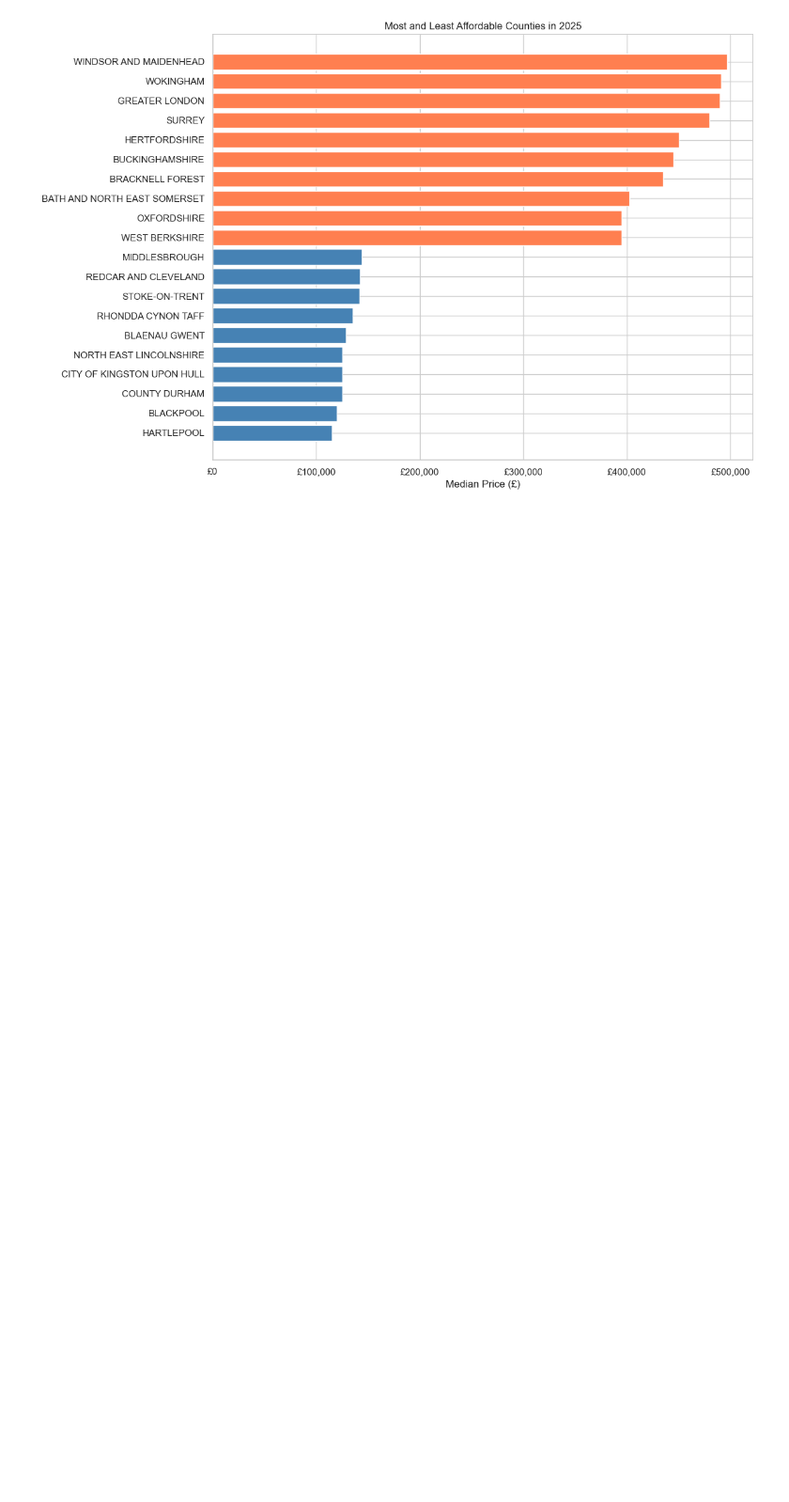
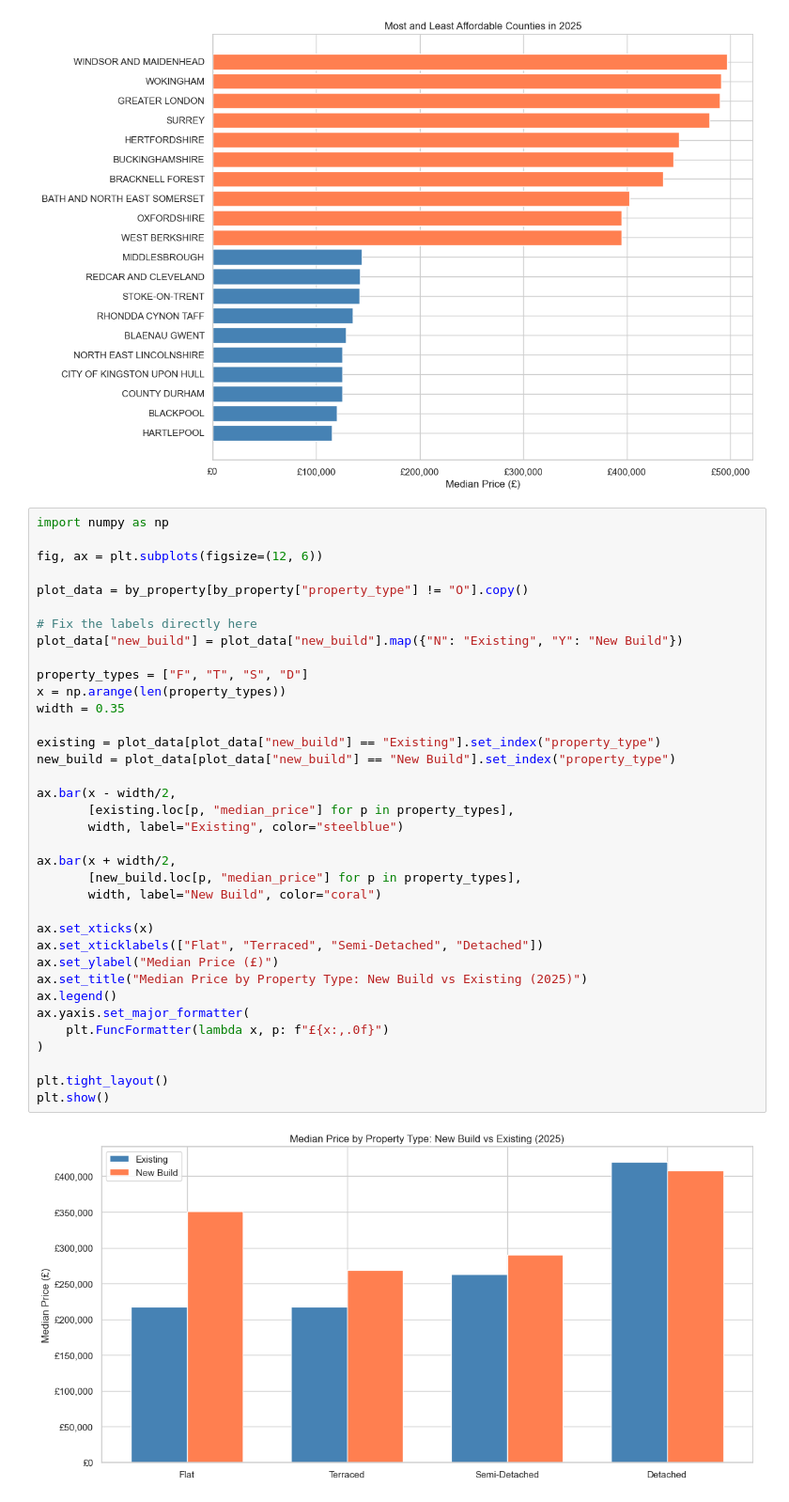
Before and after one commit to Alfred733/uk-house-price-analysis, a Jupyter notebook: notebooks/house_price_analysis.ipynb, the cells around one changed output. Shown at 94% size. Saved outputs shown, nothing was run; the diff lists cells and outputs as text; blank space fills up the shorter version.

Commit message:
Add property type new build vs existing chart

```diff
--- a/notebooks/house_price_analysis.ipynb
+++ b/notebooks/house_price_analysis.ipynb
@@ -116,3 +116,41 @@ plt.tight_layout()
 plt.show()
 # %% [output]
 [figure]
+# %%
+import numpy as np
+
+fig, ax = plt.subplots(figsize=(12, 6))
+
+plot_data = by_property[by_property["property_type"] != "O"].copy()
+
+# Fix the labels directly here
+plot_data["new_build"] = plot_data["new_build"].map({"N": "Existing", "Y": "New Build"})
+
+property_types = ["F", "T", "S", "D"]
+x = np.arange(len(property_types))
+width = 0.35
+
+existing = plot_data[plot_data["new_build"] == "Existing"].set_index("property_type")
+new_build = plot_data[plot_data["new_build"] == "New Build"].set_index("property_type")
+
+ax.bar(x - width/2,
+       [existing.loc[p, "median_price"] for p in property_types],
+       width, label="Existing", color="steelblue")
+
+ax.bar(x + width/2,
+       [new_build.loc[p, "median_price"] for p in property_types],
+       width, label="New Build", color="coral")
+
+ax.set_xticks(x)
+ax.set_xticklabels(["Flat", "Terraced", "Semi-Detached", "Detached"])
+ax.set_ylabel("Median Price (£)")
+ax.set_title("Median Price by Property Type: New Build vs Existing (2025)")
+ax.legend()
+ax.yaxis.set_major_formatter(
+    plt.FuncFormatter(lambda x, p: f"£{x:,.0f}")
+)
+
+plt.tight_layout()
+plt.show()
+# %% [output]
+[figure, added]
```
